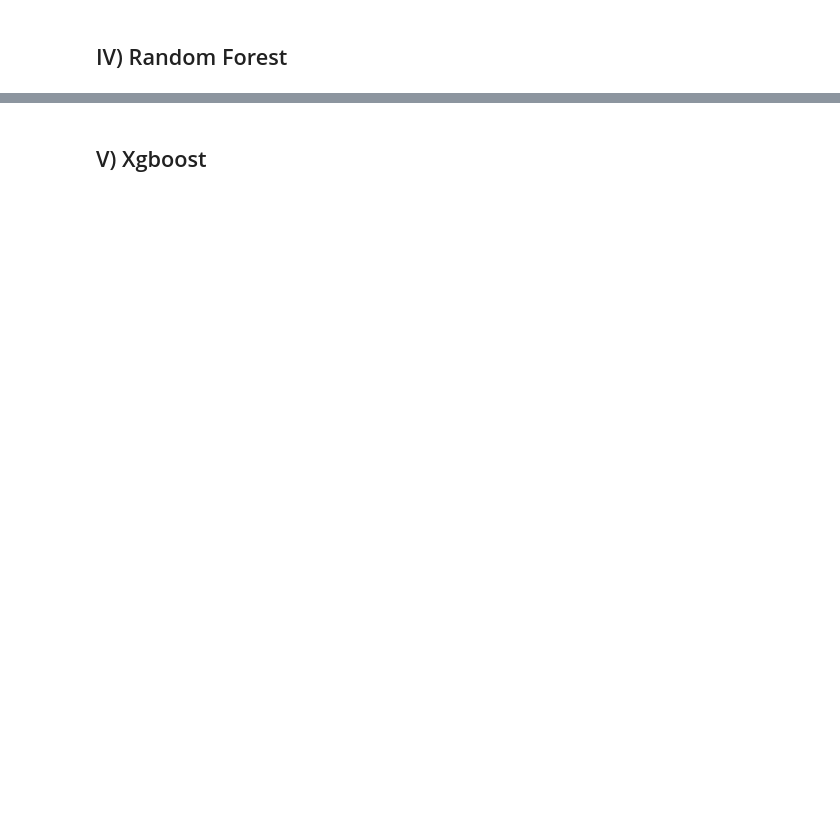
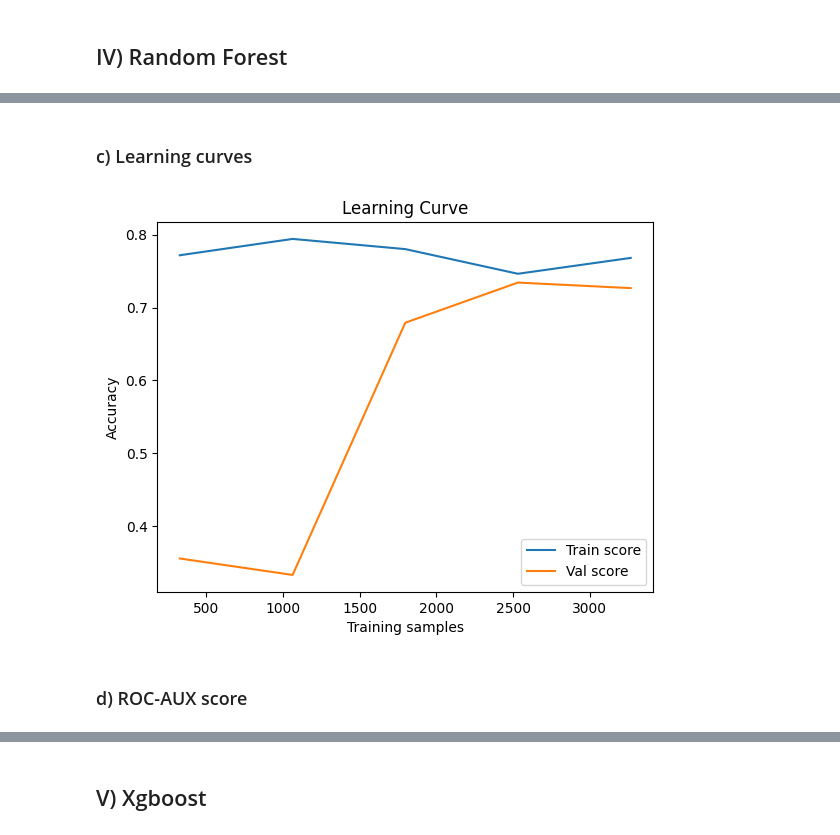
Before and after one commit to RajDhyaneshvarCJ/Reasoning-Audits-with-Benchmarks-Hallucination-triggers, a Jupyter notebook: feature_extraction.ipynb, the cells around one changed output, grey strips where cells are left out. Cells and saved outputs as stored; diff of their text form; code cells hidden in the pictures; blank space fills up the shorter version.

```diff
--- a/feature_extraction.ipynb
+++ b/feature_extraction.ipynb
@@ -623,25 +777,30 @@ print("Std:", cv_scores.std())
+# %% [markdown]
+### c) Learning curves
 # %%
 from sklearn.model_selection import learning_curve
 
 train_sizes, train_scores, val_scores = learning_curve(
     rf,
     X,
     y,
     cv=5,
     scoring="accuracy",
-    n_jobs=-1
 )
 
 train_mean = train_scores.mean(axis=1)
 val_mean   = val_scores.mean(axis=1)
 
 plt.plot(train_sizes, train_mean, label="Train score")
 plt.plot(train_sizes, val_mean, label="Val score")
 plt.xlabel("Training samples")
 plt.ylabel("Accuracy")
 plt.title("Learning Curve")
 plt.legend()
 plt.show()
+# %% [output]
+[figure, added]
+# %% [markdown]
+### d) ROC-AUX score
 # %%
 train_proba = rf.predict_proba(X_train)[:, 1]
 val_proba = rf.predict_proba(X_val)[:, 1]
```
Also changed, not shown: parts of 72 cells of this notebook, 1 other file.
